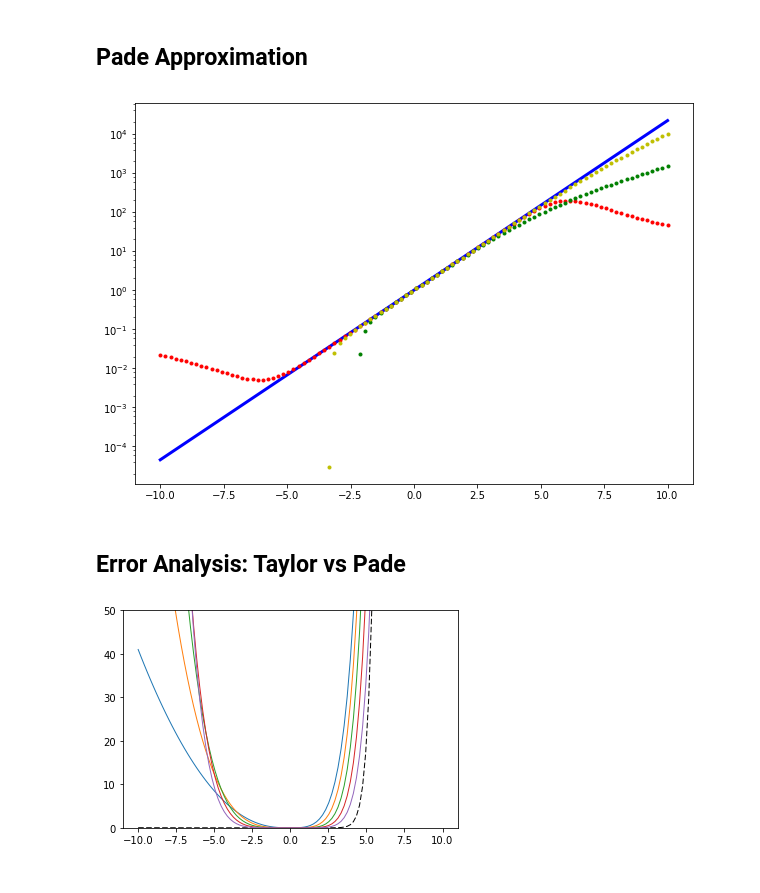
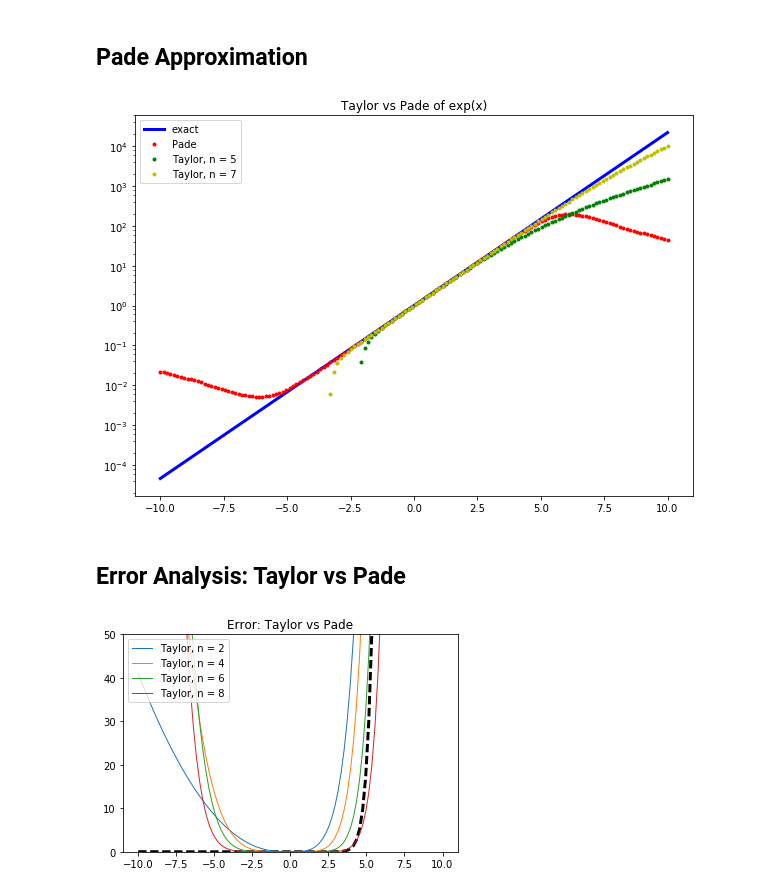
Before and after one commit to denocris/Approximation-Interpolation-Techniques, a Jupyter notebook: Exercises/Day1/day1.ipynb, the cells around one changed output. Drawn from its saved outputs; the diff is of its cells as text; code cells hidden in the pictures.

```diff
--- a/Exercises/Day1/day1.ipynb
+++ b/Exercises/Day1/day1.ipynb
@@ -74,11 +74,13 @@ t1: 0.01575      t2: 0.49454     t3: 0.12891     t4: 0.51392
 x = np.linspace(-10,10,1000)
 
 plt.figure(figsize=(10,7))
-plt.plot(x,np.exp(x), "b", linewidth=3.0)
+plt.title("Taylor Approximation of exp(x)")
+plt.plot(x,np.exp(x), "b", linewidth=3.0, label = "exact")
 
-for n in range(2,15):
+for n in range(2,15,3):
     #plt.plot(x, exp_taylor_app(n,x))
-    plt.plot(x, exp_taylor_app_eff(n, x))
-
+    plt.plot(x, exp_taylor_app_eff(n, x),label = "Taylor, n = %d" %n)
+plt.legend(loc='upper left')
+plt.savefig('taylorapp.png')
 plt.show()
 # %% [output]
@@ -92,21 +94,24 @@ def pade_app(p, q, x):
     q_den = sum(mt.factorial(p + q -j)*mt.factorial(q)/float(mt.factorial(p + q)*mt.factorial(q - j)*mt.factorial(j)) * (-x)**j for j in range(q + 1))
     return p_num/q_den
 # %%
-x = np.linspace(-10,10,100)
+x = np.linspace(-10,10,150)
 
 plt.figure(figsize=(10,7))
-plt.plot(x,np.exp(x), "b", linewidth=3.0)
+plt.title("Taylor vs Pade of exp(x)")
+plt.plot(x,np.exp(x), "b", linewidth=3.0, label = 'exact')
 
 p = 4
 q = 4
 
-plt.semilogy(x, pade_app(p, q, x), "o", markersize = 3, color = "r")
-plt.semilogy(x, exp_taylor_app_eff(5, x),"o", markersize = 3, color = "g")
-plt.semilogy(x, exp_taylor_app_eff(9, x),"o",markersize = 3, color = "y")
+plt.semilogy(x, pade_app(p, q, x), "o", markersize = 3, color = "r", label = 'Pade')
+plt.semilogy(x, exp_taylor_app_eff(5, x),"o", markersize = 3, color = "g", label = 'Taylor, n = 5')
+plt.semilogy(x, exp_taylor_app_eff(9, x),"o",markersize = 3, color = "y", label = 'Taylor, n = 7')
+plt.legend(loc='upper left')
+plt.savefig('taylorvspade.png')
 
 plt.show()
 # %% [output]
-[figure, old version]
+[figure, new version]
 # %% [markdown]
 ## Error Analysis: Taylor vs Pade
 # %%
@@ -116,13 +121,15 @@ def abs_error(list1,list2):
 # %%
 x = np.linspace(-10,10,100)
 p = 4
 q = 4
-
-plt.plot(x,abs_error(np.exp(x), pade_app(p, q, x)), '--', linewidth=1.0, color = "black")
-for n in range(2,7):
-    plt.plot(x,abs_error(np.exp(x),exp_taylor_app_eff(n, x)), linewidth=1.0)
+plt.title("Error: Taylor vs Pade")
+plt.plot(x,abs_error(np.exp(x), pade_app(p, q, x)), '--', linewidth=3.0, color = "black")
+for n in range(2,10,2):
+    plt.plot(x,abs_error(np.exp(x),exp_taylor_app_eff(n, x)), linewidth=1.0, label = "Taylor, n = %d" %n)
 
 plt.ylim([0,50])
+plt.legend(loc='upper left')
+plt.savefig('error.png')
 plt.show()
 # %% [output]
-[figure, old version]
+[figure, new version]
```
Also changed, not shown: parts of 2 cells of this notebook, 1 other file.
